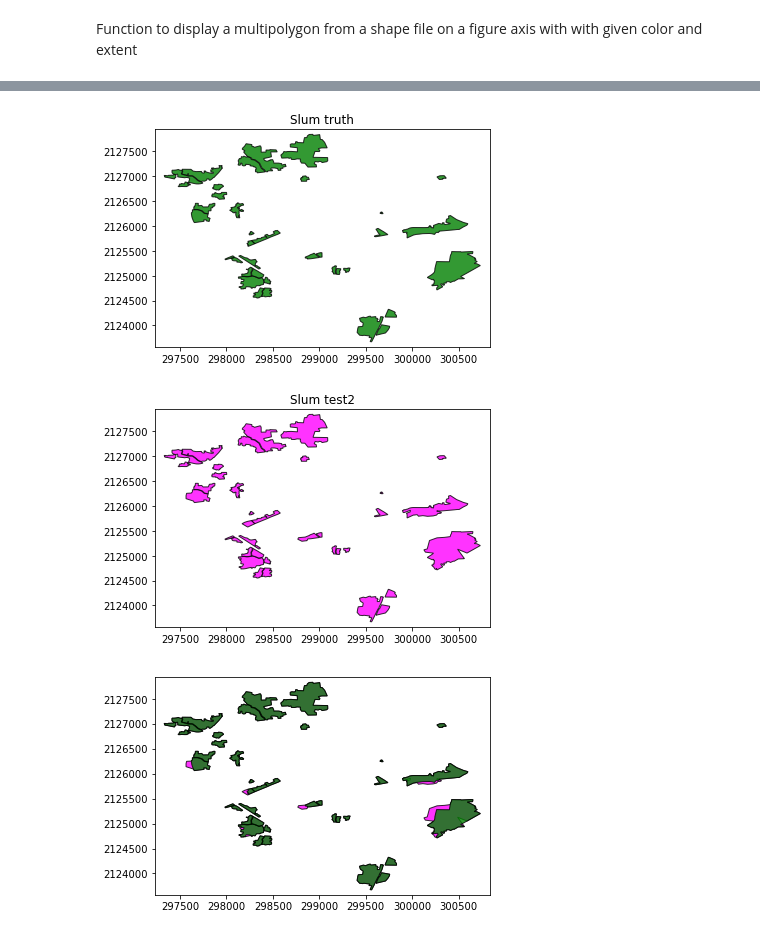
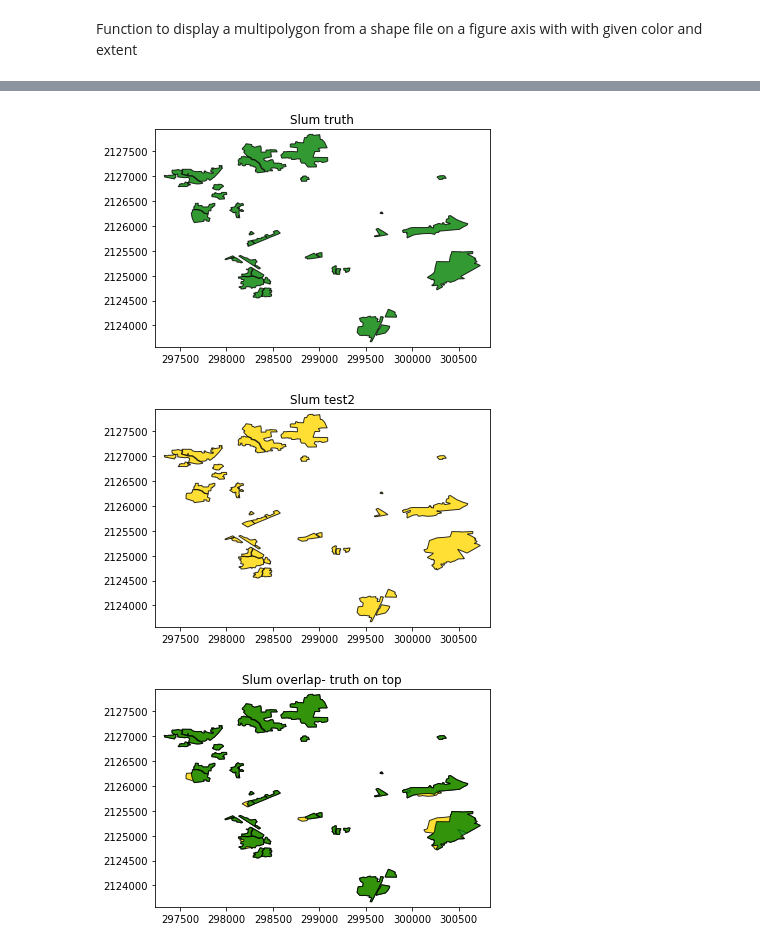
Before and after one commit to DynaSlum/satsense, a Jupyter notebook: Python/Notebooks/source_notebooks/JaccardIndexShapeFiles.ipynb, the cells around one changed output, grey strips where cells are left out. Saved outputs shown, nothing was run; the diff lists cells and outputs as text; code cells hidden in the pictures.

Commit message:
Fixed figure title

```diff
--- a/Python/Notebooks/source_notebooks/JaccardIndexShapeFiles.ipynb
+++ b/Python/Notebooks/source_notebooks/JaccardIndexShapeFiles.ipynb
@@ -68,7 +68,7 @@ def show_multipolygon(filename, axis, extent, offset, color, alpha, title):
 RED = '#FF0000'
 GREEN = '#008000'
 #BLUE = '#0000FF'
-#GOLD = '#FFD700'
+GOLD = '#FFD700'
 MAGENTA = '#FF00FF'
 offset = 100
 alpha = 0.8
@@ -82,7 +82,7 @@ _,ax3 = plt.subplots()
 ax1 = show_multipolygon(truth_slums_shape_fullfname, ax1, bounds, 100, GREEN, alpha,'Slum truth')
 ax2 = show_multipolygon(test_slums_shape_fullfname1, ax2, bounds, 100, RED, alpha,'Slum test1')
 ax3 = show_multipolygon(truth_slums_shape_fullfname, ax3, bounds, 100, GREEN, alpha,'')
-ax3 = show_multipolygon(test_slums_shape_fullfname1, ax3, bounds, 100, RED, alpha, 'Slum overlap')
+ax3 = show_multipolygon(test_slums_shape_fullfname1, ax3, bounds, 100, RED, alpha, 'Slum overlap- test on top')
 
 plt.show();
 # %% [output]
@@ -92,14 +92,14 @@ plt.show();
 # %%
 _, ax4 = plt.subplots()
 _, ax5 = plt.subplots()
 _,ax6 = plt.subplots()
 ax4 = show_multipolygon(truth_slums_shape_fullfname, ax4, bounds, 100, GREEN, alpha,'Slum truth')
-ax5 = show_multipolygon(test_slums_shape_fullfname2, ax5, bounds, 100, MAGENTA, alpha,'Slum test2')
-ax6 = show_multipolygon(test_slums_shape_fullfname2, ax6, bounds, 100, MAGENTA, alpha, 'Slum overlap')
-ax6 = show_multipolygon(truth_slums_shape_fullfname, ax6, bounds, 100, GREEN, alpha,'')
+ax5 = show_multipolygon(test_slums_shape_fullfname2, ax5, bounds, 100, GOLD, alpha,'Slum test2')
+ax6 = show_multipolygon(test_slums_shape_fullfname2, ax6, bounds, 100, GOLD, alpha, '')
+ax6 = show_multipolygon(truth_slums_shape_fullfname, ax6, bounds, 100, GREEN, alpha,'Slum overlap- truth on top')
 
 plt.show();
 # %% [output]
 [figure]
-[figure, old version]
+[figure, new version]
-[figure, old version]
+[figure, new version]
```
Also changed, not shown: parts of 1 cell of this notebook.
